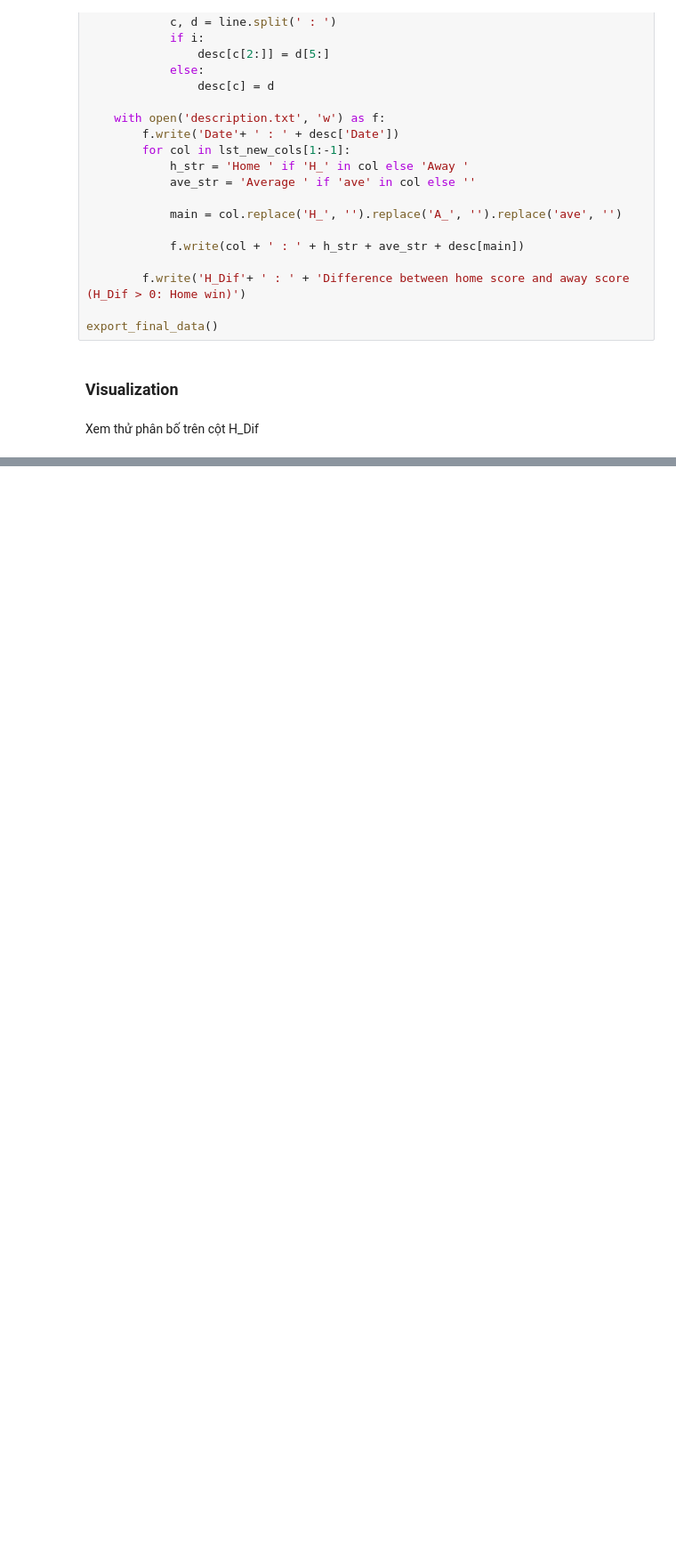
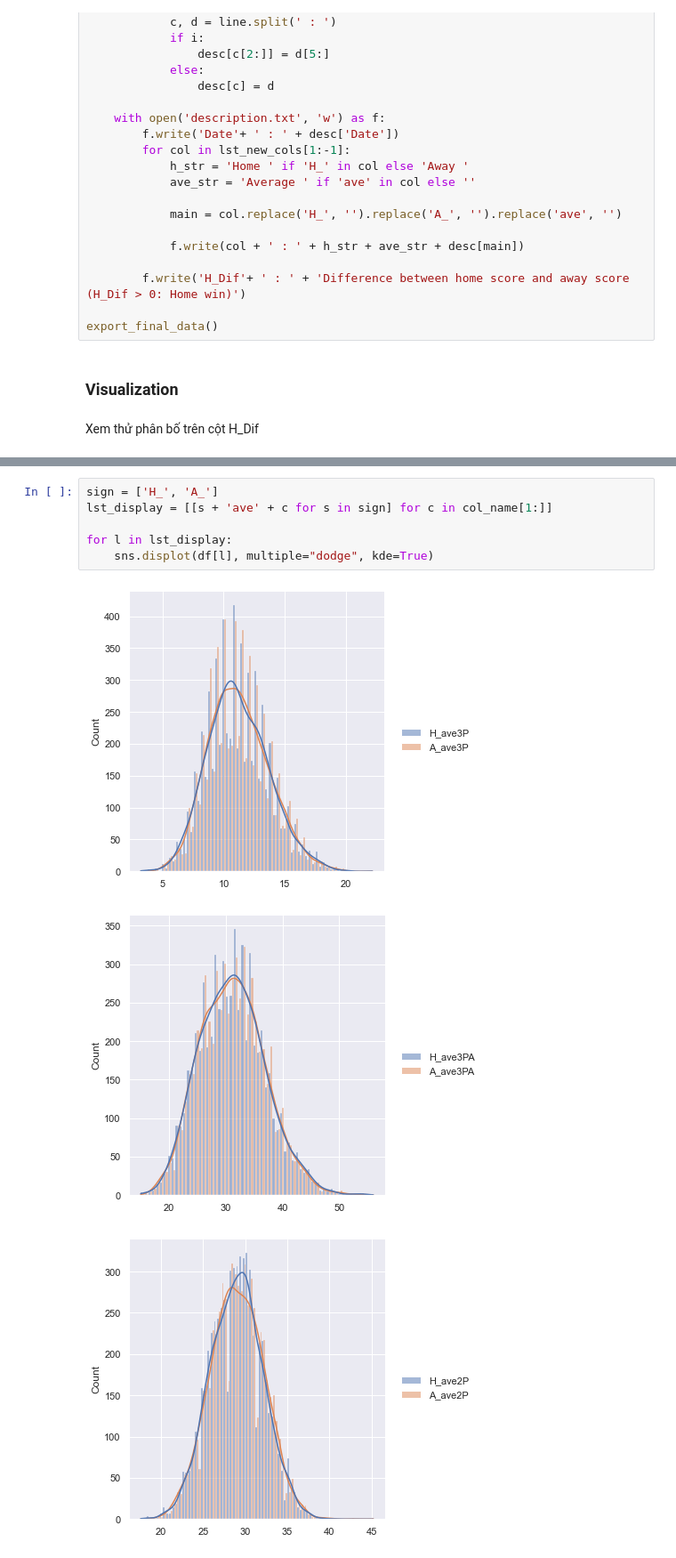
Before and after one commit to MinhVu2018/introDS_final, a Jupyter notebook: data/Preprocess_data.ipynb, the cells around one changed output, grey strips where cells are left out. Shown at 89% size. Saved outputs shown, nothing was run; the diff lists cells and outputs as text; blank space fills up the shorter version.

```diff
--- a/data/Preprocess_data.ipynb
+++ b/data/Preprocess_data.ipynb
@@ -424,0 +413,10 @@ plt.show()
+# %%
+sign = ['H_', 'A_']
+lst_display = [[s + 'ave' + c for s in sign] for c in col_name[1:]]
+
+for l in lst_display:
+    sns.displot(df[l], multiple="dodge", kde=True)
+# %% [output]
+[figure, added]
+[figure, added]
+[figure, added]
```
Also changed, not shown: parts of 5 cells of this notebook.
